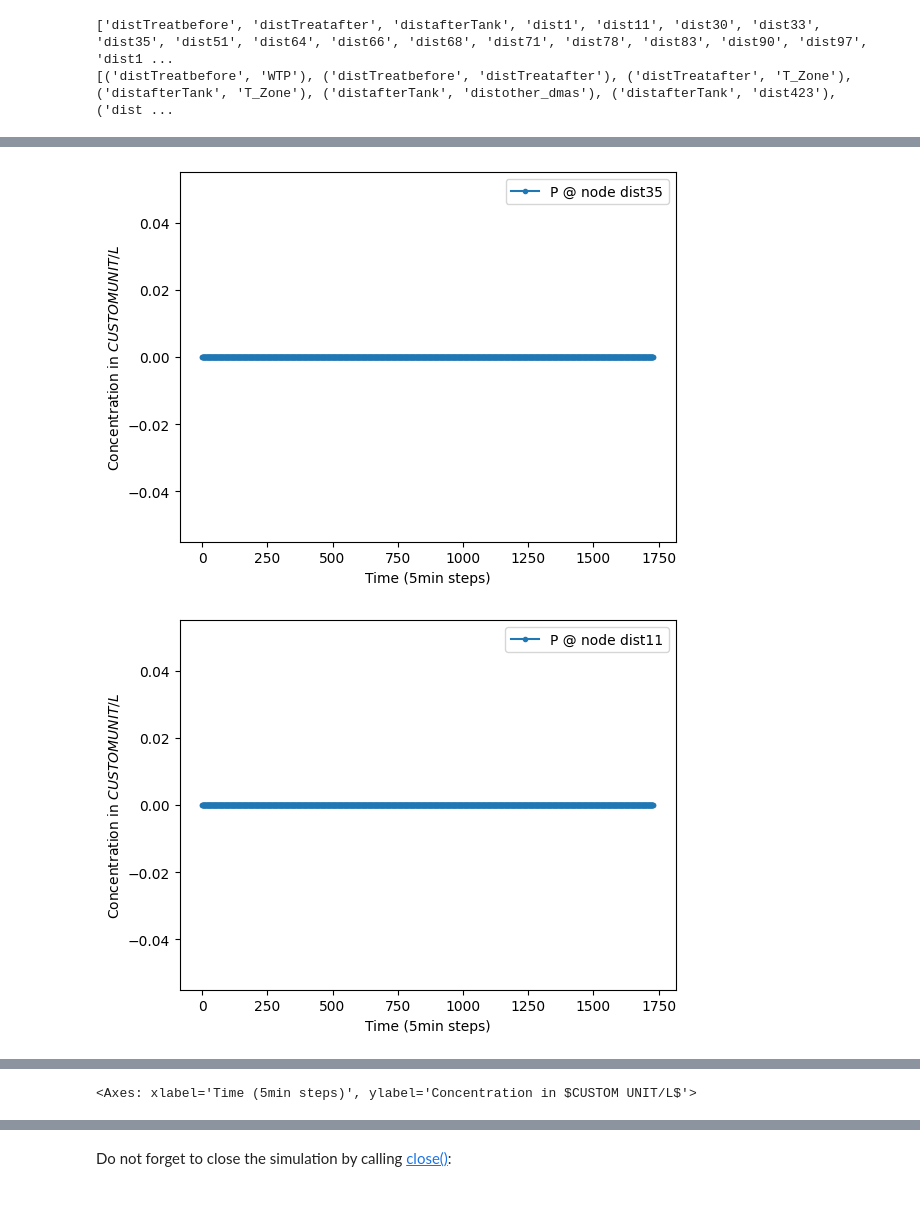
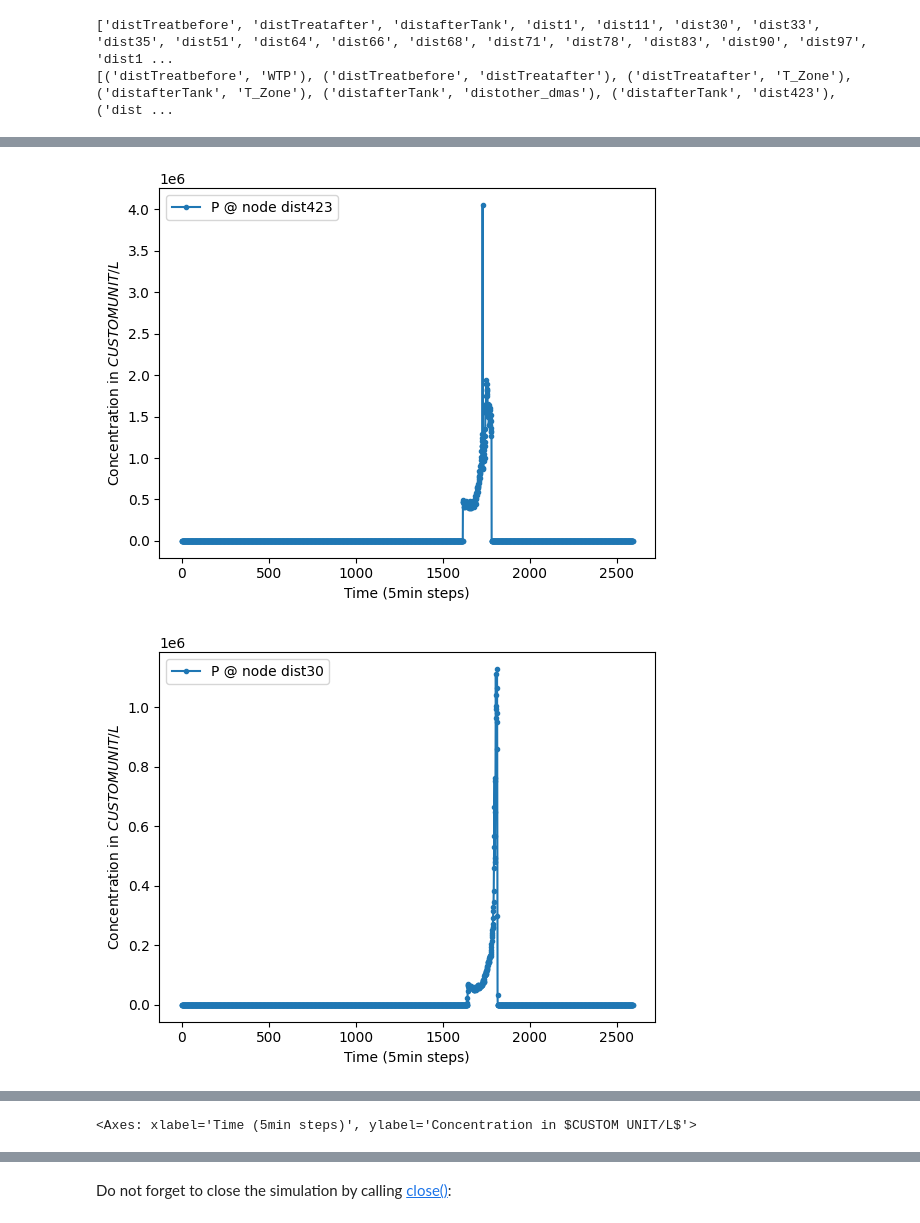
Before and after one commit to elineee/AI-for-Drinking-Water-Chlorination-Challenge-IJCAI-25, a Jupyter notebook: competition/scenario_generation copy.ipynb, the cells around one changed output, grey strips where cells are left out. Saved outputs shown, nothing was run; the diff lists cells and outputs as text; code cells hidden in the pictures.

Commit message:
add data for small chlorination nodes

```diff
--- a/competition/scenario_generation copy.ipynb
+++ b/competition/scenario_generation copy.ipynb
@@ -1,10 +1,6 @@
 # %% [markdown]
 # Arsenic Contamination Example
 # %%
-"""
-This file contains code for creating new (random) contamination scenarios.
-"""
-
 import random
 import math
 import numpy as np
@@ -32,6 +28,8 @@ def create_random_contamination_event(time_window: tuple[int, int],
     # Random duration
     end_time = start_time + random.randint(duration_interval[0], duration_interval[1])
 
+    print("start end", start_time, end_time)
+
     # Random amount of contaminants (no need to change these values)
     EV_log_min = math.log10(1.39e6)
     EV_log_max = math.log10(2.08e7)
@@ -40,9 +38,11 @@ def create_random_contamination_event(time_window: tuple[int, int],
     C_FRA_fraction = 0.4
     C_SRA_fraction = 0.6
 
-    rate = 10000000000 # injection intensity
+    rates = [10, 20, 50, 100, 200, 500] # possible injection intensities (in mass per minute)
+    rate = random.choice(rates) # injection intensity
 
     injection_conc_P = EV_conc * rate
+
     injection_conc_C_FRA = C_FRA_fraction * TOC * rate
     injection_conc_C_SRA = C_SRA_fraction * TOC * rate
     print(injection_conc_P, injection_conc_C_FRA, injection_conc_C_SRA)
@@ -62,18 +62,24 @@ def create_random_contamination_event(time_window: tuple[int, int],
     # return lists of values for each time step, for each species that correspond to what we will inject at each time step, for each species
     return ("P", profile_P), ("C_FRA", profile_C_FRA), ("C_SRA", profile_C_SRA)
 # %%
-f_inp_in = "CY-DBP_competition_stream_competition_6days_0.inp"  #inp file for topology and hydraulics
-f_msx_in = "CY-DBP_competition_stream_competition_6days_0.msx" # msx file for water quality and species
+number = 8
+
+# all_inp_files = ["CY-DBP_competition_stream_competition_6days_0.inp", "CY-DBP_competition_stream_competition_6days_1.inp", "CY-DBP_competition_stream_competition_6days_2.inp", "CY-DBP_competition_stream_competition_6days_3.inp", "CY-DBP_competition_stream_competition_6days_4.inp", "CY-DBP_competition_stream_competition_6days_5.inp", "CY-DBP_competition_stream_competition_6days_6.inp", "CY-DBP_competition_stream_competition_6days_7.inp", "CY-DBP_competition_stream_competition_6days_8.inp", "CY-DBP_competition_stream_competition_6days_9.inp"]
+# f_inp_in = random.choice(all_inp_files)
+# all_msx_files = ["CY-DBP_competition_stream_competition_6days_0_copy.msx", "CY-DBP_competition_stream_competition_6days_0.msx"]
+# f_msx_in = random.choice(all_msx_files) # msx file for water quality and species
+f_inp_in = "CY-DBP_competition_stream_competition_6days_" + str(number) + ".inp"
+f_msx_in = "CY-DBP_competition_stream_competition_6days_" + str(number) + ".msx"
 # f_inp_in = "CY-DBP_competition_stream_competition_365days.inp"
 # f_msx_in = "CY-DBP_competition_stream_competition_365days.msx"
 
 ########################################################################
 # Parameters of the contamination events
-duration_interval = (60, 480)    # Duration interval of the contamination event in minutes
+duration_interval = (500, 1000)    # Duration interval of the contamination event in minutes
 n_contamination_events = 1  # Number of contamination events to generate
-time_window = (3, 5)        # Event can start between day 3 and day 6
+time_window = (4, 7)        # Event can start between day 4 and day 7
 #n_contamination_events = 5  # Alternative: multiple events over the year
-# time_window = (5, 350)      # Event can start between day 6 and day 350
+#time_window = (5, 350)      # Event can start between day 6 and day 350
 ########################################################################
 # %%
 scenario = ScenarioSimulator(f_inp_in=f_inp_in, f_msx_in=f_msx_in)
@@ -101,5 +108,6 @@ Set simulation duration to 21 days by calling [set_general_parameters()](https:/
 # %%
-# scenario.set_general_parameters(simulation_duration=to_seconds(days=50))
+from epyt_flow.utils import to_seconds
+scenario.set_general_parameters(simulation_duration=to_seconds(days=9))
 # %%
 # Setup time intervals
 hyd_time_step = scenario.get_hydraulic_time_step()  # Usually 5min time steps (so 5*60 seconds )
@@ -113,15 +121,13 @@ n_time_steps = int(scenario.get_simulation_duration() / hyd_time_step)
 all_junctions = scenario.get_topology().get_all_junctions() # get all nodes in the network
 contamination_patterns = []
 for _ in range(n_contamination_events):
-    # node_id = random.choice(all_junctions) # select a random node
-    node_id = "dist35"
+    node_id = "dist423"
     print(f"Injecting contamination at node {node_id}")
-
     contaminants_profiles = create_random_contamination_event(time_window, duration_interval,
                                                                 n_time_steps) # get contamination profiles for each species
     print(time_window, duration_interval, n_time_steps)
     for species_id, pattern in contaminants_profiles:
         contamination_patterns.append(pattern) # pattern is the list of values at each time step for each species
-        # scenario.add_species_injection_source(species_id, node_id, pattern,
-        #                                         EpanetConstants.EN_MASS) # inject contamination into the node following the profile
+        scenario.add_species_injection_source(species_id, node_id, pattern, EpanetConstants.EN_MASS) # inject contamination into the node following the profile
+    # node_id = random.choice(all_junctions) # select a random node
 # %% [output]
@@ -166,8 +174,7 @@ Running EPANET-MSX ...
 # %%
 scada_data.plot_bulk_species_node_concentration({"P": [node_id]})
-scada_data.plot_bulk_species_node_concentration({"P": ["dist11"]})
-scada_data.plot_bulk_species_node_concentration({"P": ["dist33"]})
-scada_data.plot_bulk_species_node_concentration({"P": ["dist64"]})
+scada_data.plot_bulk_species_node_concentration({"P": ["dist30"]})
+scada_data.plot_bulk_species_node_concentration({"P": ["dist106"]})
 # %% [output]
-[figure, old version]
+[figure, new version]
-[figure, old version]
+[figure, new version]
```
Also changed, not shown: parts of 11 cells of this notebook, 19 other files.
